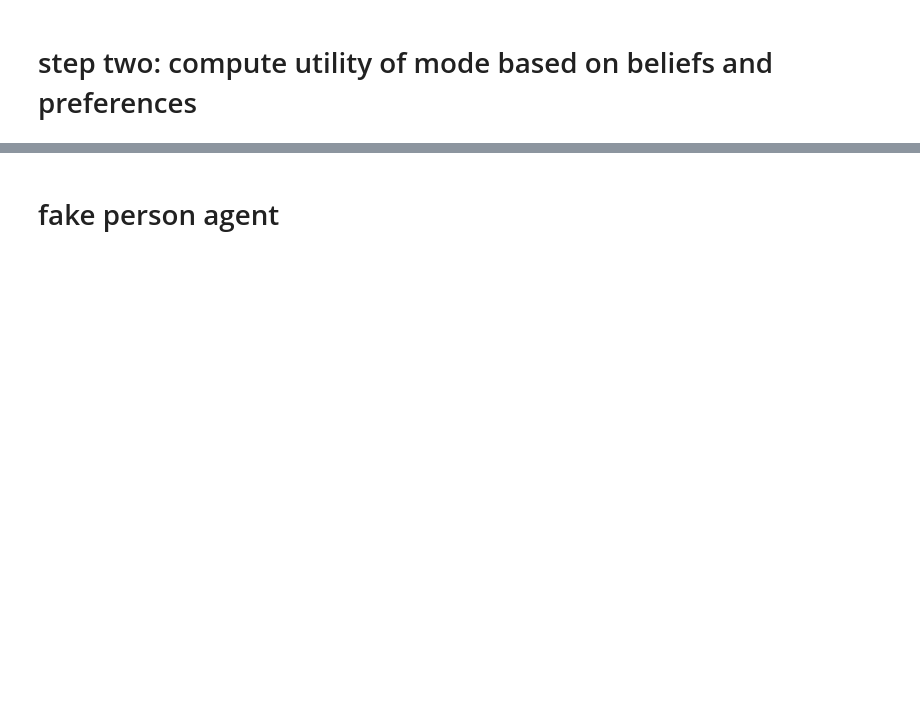
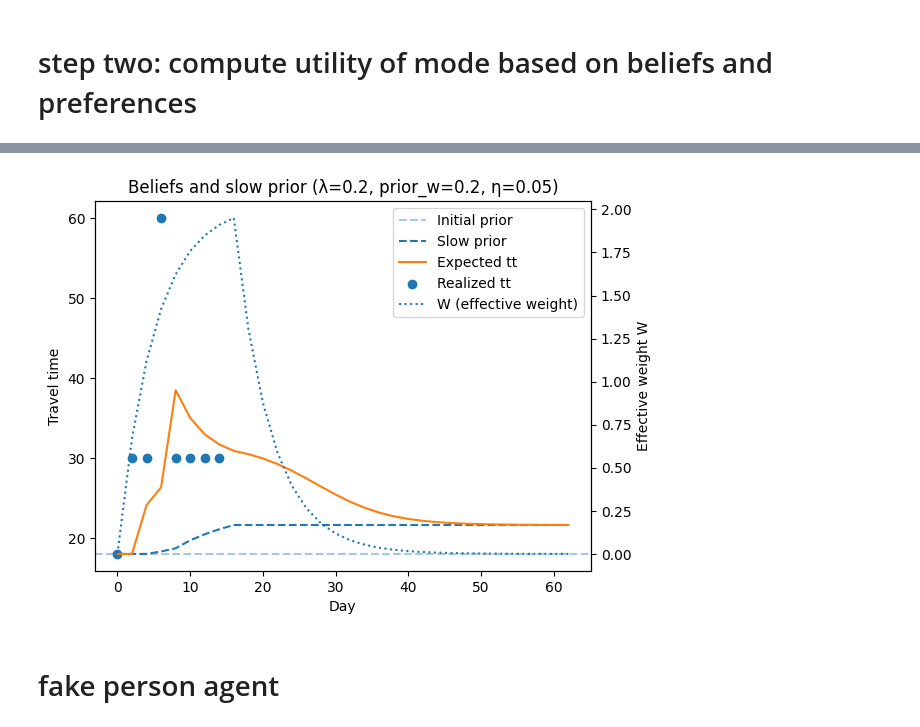
Before and after one commit to zander-holleran/mesa_lcc_model, a Jupyter notebook: notebooks/other_notebooks/belief_formation.ipynb, the cells around one changed output, grey strips where cells are left out. Cells and saved outputs as stored; diff of their text form; code cells hidden in the pictures; blank space fills up the shorter version.

```diff
--- a/notebooks/other_notebooks/belief_formation.ipynb
+++ b/notebooks/other_notebooks/belief_formation.ipynb
@@ -216,0 +164,85 @@ def compute_generalized_cost(
+# %%
+import numpy as np
+import matplotlib.pyplot as plt
+
+def slow_prior_update(prior, exp_tt, eta=0.05):
+    return prior + eta * (exp_tt - prior)
+
+def plot_belief_trajectory(
+    time_decay_rate,
+    prior_weight,
+    prior,
+    tt_history,        # list of ints/floats, Nones allowed
+    day_spacing=1,
+    eta=0.01,          # slow prior learning rate
+):
+    travel_data = []
+    days, exp_tts, obs_days, obs_tts, Ws, priors = [], [], [], [], [], []
+
+    prior_t = prior
+
+    for i, tt in enumerate(tt_history):
+        day = i * day_spacing
+
+        # beliefs using current slow prior
+        exp_tt, _ = compute_experience_beliefs(
+            travel_data       = travel_data,
+            current_day       = day,
+            time_decay_rate   = time_decay_rate,
+            travel_time_prior = prior_t,
+            prior_weight      = prior_weight,
+        )
+
+        # effective weight W (sum of decayed weights, no prior)
+        if travel_data:
+            d_obs   = [d for d, _ in travel_data]
+            ages    = [day - d for d in d_obs]
+            weights = np.exp(-time_decay_rate * np.array(ages))
+            W = float(weights.sum())
+        else:
+            W = 0.0
+
+        days.append(day); exp_tts.append(exp_tt); Ws.append(W); priors.append(prior_t)
+
+        if tt is not None:
+            obs_days.append(day); obs_tts.append(tt)
+            travel_data.append((day, tt))
+            # slow prior update only when we actually observe a trip
+            prior_t = slow_prior_update(prior_t, exp_tt, eta=eta)
+
+    fig, ax1 = plt.subplots()
+
+    ax1.axhline(prior, linestyle="--", alpha=0.4, label="Initial prior")
+    ax1.plot(days, priors, linestyle="--", label="Slow prior")
+    ax1.plot(days, exp_tts, label="Expected tt")
+    ax1.scatter(obs_days, obs_tts, label="Realized tt")
+
+    ax1.set_xlabel("Day")
+    ax1.set_ylabel("Travel time")
+
+    ax2 = ax1.twinx()
+    ax2.plot(days, Ws, linestyle=":", label="W (effective weight)")
+    ax2.set_ylabel("Effective weight W")
+
+    # combined legend
+    h1, l1 = ax1.get_legend_handles_labels()
+    h2, l2 = ax2.get_legend_handles_labels()
+    ax1.legend(h1 + h2, l1 + l2, loc="best")
+
+    ax1.set_title(f"Beliefs and slow prior (λ={time_decay_rate}, prior_w={prior_weight}, η={eta})")
+
+    return fig, (ax1, ax2)
+
+
+plot_belief_trajectory(
+    time_decay_rate=0.2,
+    prior_weight=0.2,
+    prior=18.0,
+    tt_history=[18, 30, 30, 60, 30, 30,30,30, None, None,None, None, None, None, None, None, None, None, None, None, None, None,None, None, None, None, None, None, None, None, None, None ],
+    day_spacing=2,
+    eta=0.05,
+)
+
+
+#[30,30, 30,30,30,30,30,30,30,30,30,30,30,30,30,30,30, 30,30,30,30,30,30,30,30,30,30,30,30,30, None, None, None, None, None, None, None, None,None, None, None,None, None, None, None, None, None, None, None,None, None, None],
+# %% [output]
@@ -217,3 +252,4 @@ def compute_generalized_cost(
+[figure, added]
 # %% [markdown]
 # fake person agent
 # %%
```
Also changed, not shown: parts of 20 cells of this notebook, 9 other files.
